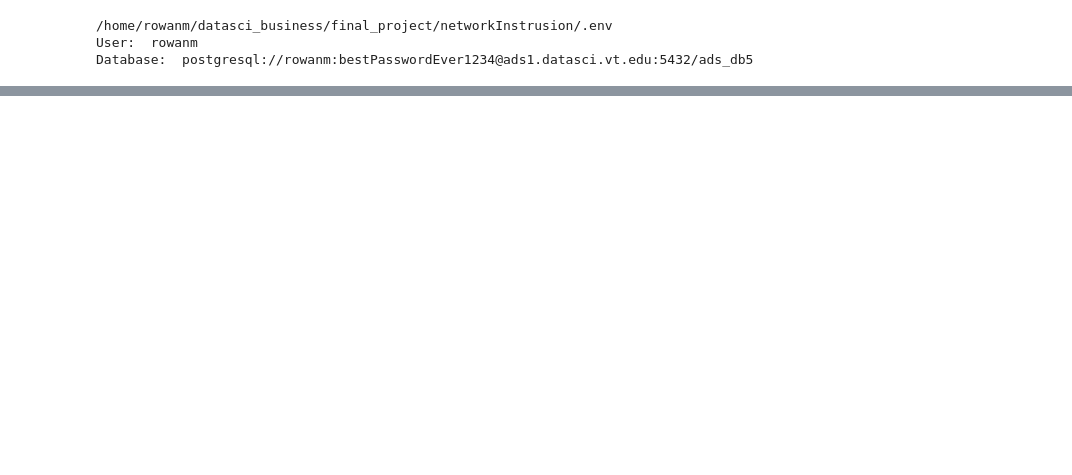
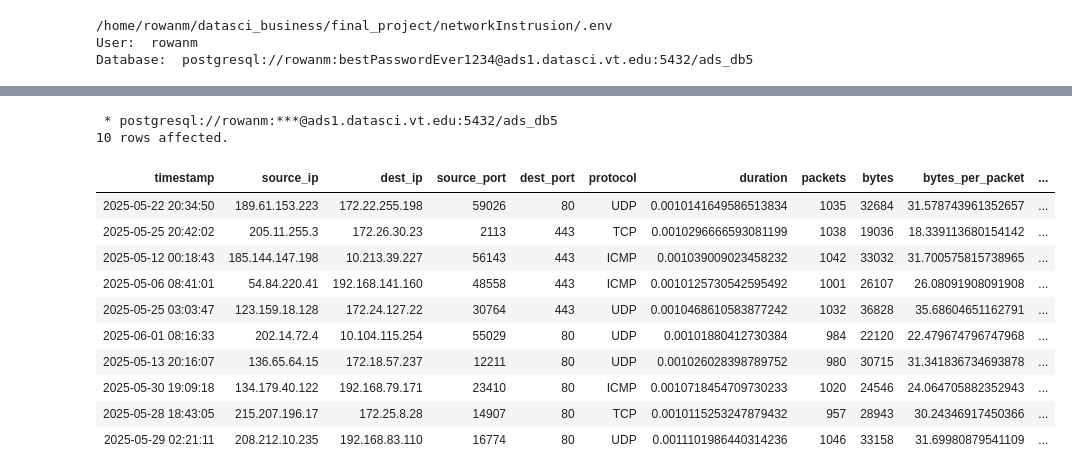
Before and after one commit to Jonah-Schep5/networkInstrusion, a Jupyter notebook: data_understanding.ipynb, the cells around one changed output, grey strips where cells are left out. Saved outputs shown, nothing was run; the diff lists cells and outputs as text; code cells hidden in the pictures; blank space fills up the shorter version.

```diff
--- a/data_understanding.ipynb
+++ b/data_understanding.ipynb
@@ -17,0 +58,17 @@ profile.to_file("network_profiling_report.html")
+# %%
+%%sql
+SELECT * FROM {username}.NETWORK_TRAFFIC_HISTORY ORDER BY packets_per_second DESC LIMIT 10;
+# %% [output]
+ * postgresql://rowanm:***@ads1.datasci.vt.edu:5432/ads_db5
+10 rows affected.
+| timestamp | source_ip | dest_ip | source_port | dest_port | protocol | duration | packets | bytes | bytes_per_packet | ... |
+| 2025-05-22 20:34:50 | 189.61.153.223 | 172.22.255.198 | 59026 | 80 | UDP | 0.0010141649586513834 | 1035 | 32684 | 31.578743961352657 | ... |
+| 2025-05-25 20:42:02 | 205.11.255.3 | 172.26.30.23 | 2113 | 443 | TCP | 0.0010296666593081199 | 1038 | 19036 | 18.339113680154142 | ... |
+| 2025-05-12 00:18:43 | 185.144.147.198 | 10.213.39.227 | 56143 | 443 | ICMP | 0.001039009023458232 | 1042 | 33032 | 31.700575815738965 | ... |
+| 2025-05-06 08:41:01 | 54.84.220.41 | 192.168.141.160 | 48558 | 443 | ICMP | 0.0010125730542595492 | 1001 | 26107 | 26.08091908091908 | ... |
+| 2025-05-25 03:03:47 | 123.159.18.128 | 172.24.127.22 | 30764 | 443 | UDP | 0.0010468610583877242 | 1032 | 36828 | 35.68604651162791 | ... |
+| 2025-06-01 08:16:33 | 202.14.72.4 | 10.104.115.254 | 55029 | 80 | UDP | 0.00101880412730384 | 984 | 22120 | 22.479674796747968 | ... |
+| 2025-05-13 20:16:07 | 136.65.64.15 | 172.18.57.237 | 12211 | 80 | UDP | 0.001026028398789752 | 980 | 30715 | 31.341836734693878 | ... |
+| 2025-05-30 19:09:18 | 134.179.40.122 | 192.168.79.171 | 23410 | 80 | ICMP | 0.0010718454709730233 | 1020 | 24546 | 24.064705882352943 | ... |
+| 2025-05-28 18:43:05 | 215.207.196.17 | 172.25.8.28 | 14907 | 80 | TCP | 0.0010115253247879432 | 957 | 28943 | 30.24346917450366 | ... |
+| 2025-05-29 02:21:11 | 208.212.10.235 | 192.168.83.110 | 16774 | 80 | UDP | 0.0011101986440314236 | 1046 | 33158 | 31.69980879541109 | ... |
```
Also changed, not shown: parts of 5 cells of this notebook, 2 other files.
